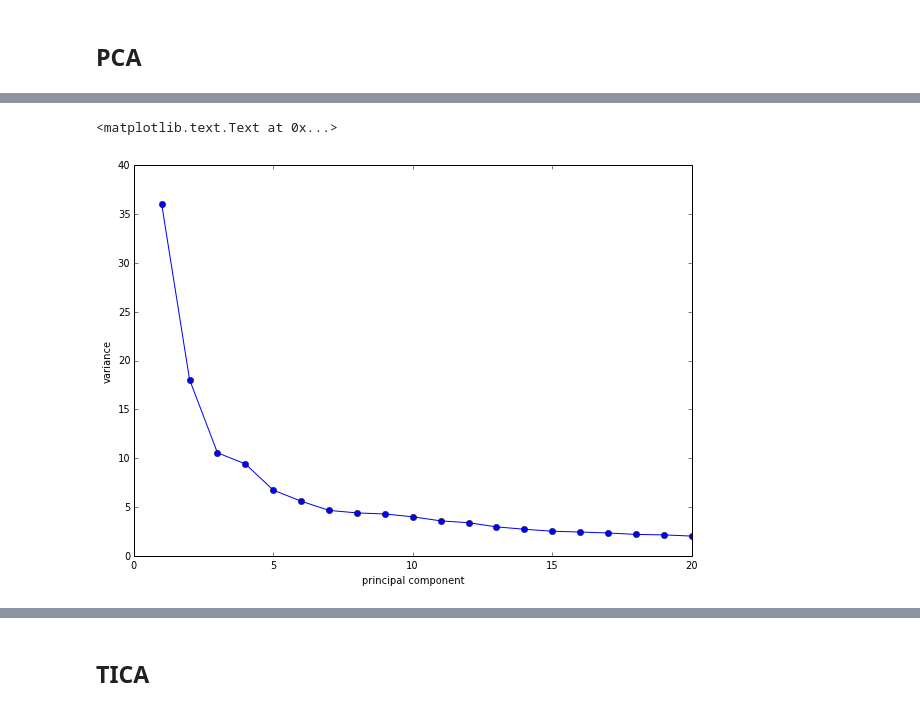
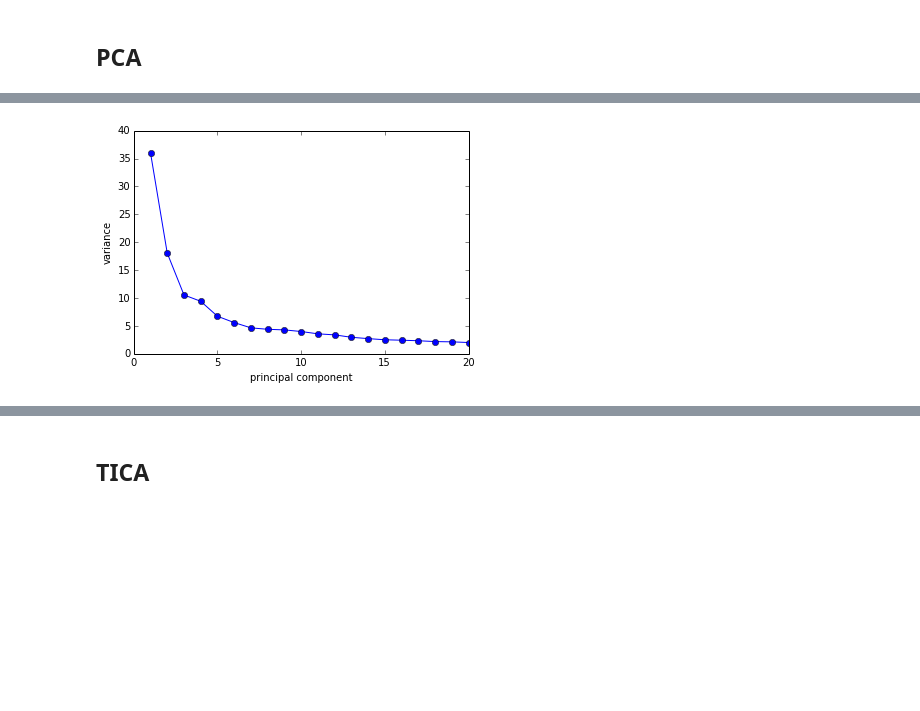
Before and after one commit to markovmodel/PyEMMA, a Jupyter notebook: ipython/coordinates.ipynb, the cells around one changed output, grey strips where cells are left out. Drawn from its saved outputs; the diff is of its cells as text; code cells hidden in the pictures; blank space fills up the shorter version.

```diff
--- a/ipython/coordinates.ipynb
+++ b/ipython/coordinates.ipynb
@@ -219,13 +207,13 @@ pca = coortrans.pca("./resources/Trypsin_Ca_dt1ns.dcd")
 # %%
 # Let's have a look at the eigenvalues
 ev = pca.eigenvalues()
 plot(range(1,len(ev)+1),ev,marker='o')
 xlim(0,20)
 xlabel('principal component')
 ylabel('variance')
+show()
 # %% [output]
-<matplotlib.text.Text at 0x...>
-[figure, old version]
+[figure, new version]
 # %%
 # The two first dimension contribute a lot of the variance. So let's project on these two
 pca.set_dimension(2) # we could have done this in the construction of pca already: coortrans.pca(input, ndim=2)
```
Also changed, not shown: parts of 24 cells of this notebook.
